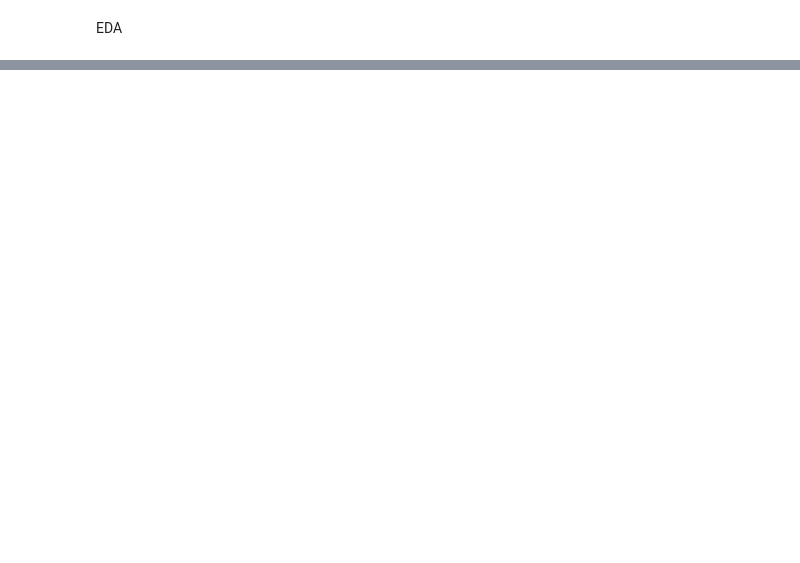
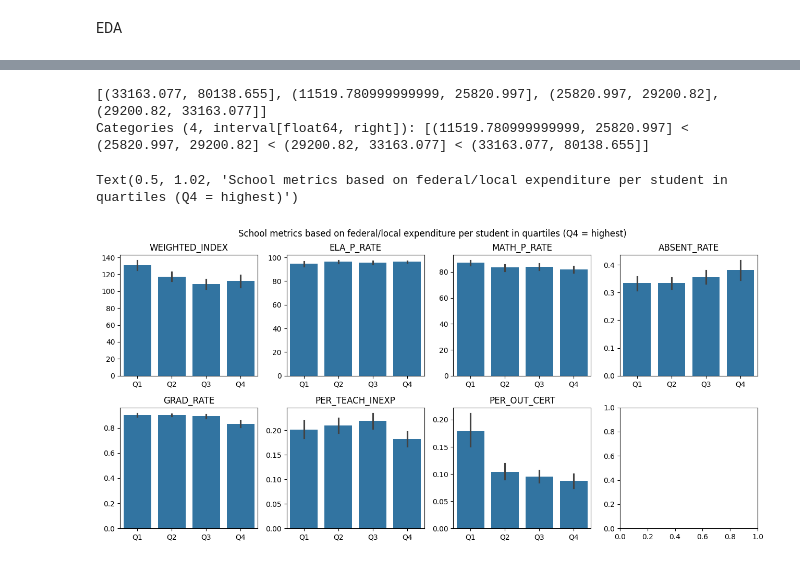
Before and after one commit to thaianle/nysed-2024, a Jupyter notebook: nysed_modeling.ipynb, the cells around one changed output, grey strips where cells are left out. Saved outputs shown, nothing was run; the diff lists cells and outputs as text; code cells hidden in the pictures; blank space fills up the shorter version.

```diff
--- a/nysed_modeling.ipynb
+++ b/nysed_modeling.ipynb
@@ -145,0 +247,4 @@ Text(0.5, 1.0, 'Correlation between numerical variables of the NYSED 2024 datase
+# %%
+nysed_2024_exp_cat = nysed_2024.copy()
+nysed_2024_exp_cat['EXP_QUARTILE'] = pd.qcut(nysed_2024['PER_FED_STATE_LOCAL_EXP'], q = 4) # split into quartiles (4 parts with equal sizes)
+nysed_2024_exp_cat.head()
@@ -145,0 +259,25 @@ Text(0.5, 1.0, 'Correlation between numerical variables of the NYSED 2024 datase
+# %%
+nysed_2024_exp_cat['EXP_QUARTILE'].unique()
+# %% [output]
+[(33163.077, 80138.655], (11519.780999999999, 25820.997], (25820.997, 29200.82], (29200.82, 33163.077]]
+Categories (4, interval[float64, right]): [(11519.780999999999, 25820.997] < (25820.997, 29200.82] < (29200.82, 33163.077] < (33163.077, 80138.655]]
+# %%
+fig, ax = plt.subplots(nrows = 2, ncols = 4, figsize = (13, 6))
+
+counter = 0
+for var in ['WEIGHTED_INDEX', 'ELA_P_RATE', 'MATH_P_RATE', 'ABSENT_RATE', 'GRAD_RATE', 'PER_TEACH_INEXP', 'PER_OUT_CERT']:
+    ax_obj = ax[counter // 4][counter % 4]
+    sns.barplot(data = nysed_2024_exp_cat, x = 'EXP_QUARTILE', y = var, ax = ax_obj)
+    ax_obj.set_title(var)
+    ax_obj.set_xticks(ticks = [0, 1, 2, 3], labels = ['Q1', 'Q2', 'Q3', 'Q4'])
+
+    ax_obj.set_xlabel("")
+    ax_obj.set_ylabel("")
+
+    counter += 1
+
+fig.tight_layout() # make sure that the graph titles and axes don't overlap with each other
+fig.suptitle('School metrics based on federal/local expenditure per student in quartiles (Q4 = highest)', y = 1.02)
+# %% [output]
+Text(0.5, 1.02, 'School metrics based on federal/local expenditure per student in quartiles (Q4 = highest)')
+[figure, added]
```
Also changed, not shown: parts of 16 cells of this notebook.
